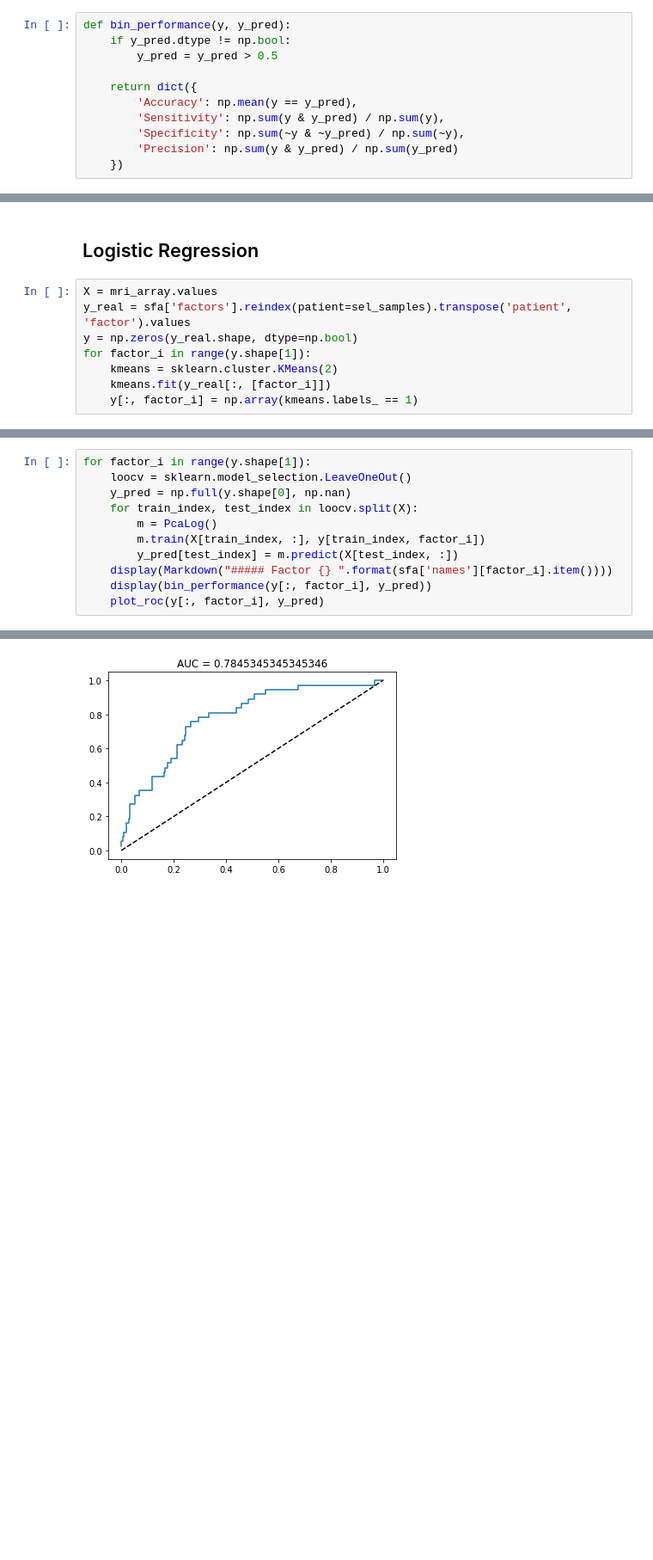
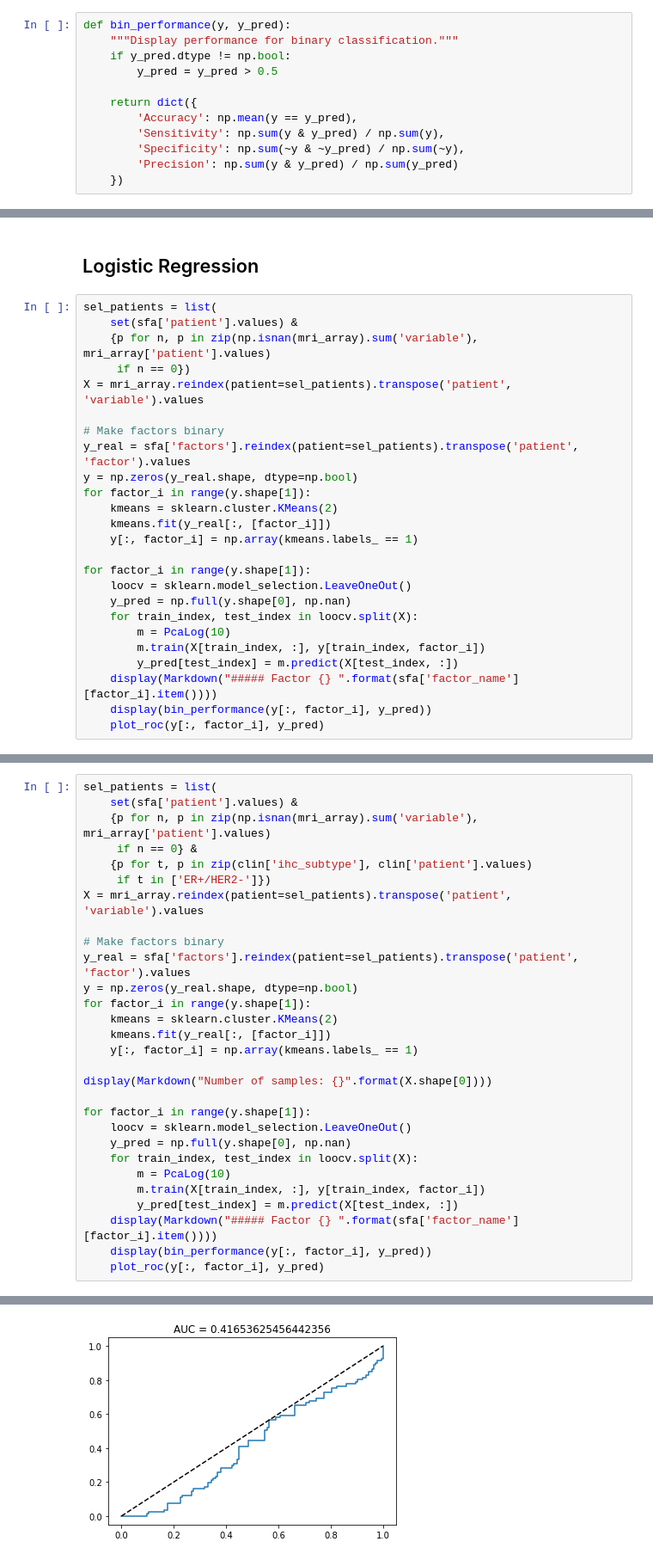
Before and after one commit to NKI-CCB/imagene-analysis, a Jupyter notebook: notebooks/tycho-predict-factors-from-mri.ipynb, the cells around one changed output, grey strips where cells are left out. Shown at 86% size. Saved outputs shown, nothing was run; the diff lists cells and outputs as text; blank space fills up the shorter version.

```diff
--- a/notebooks/tycho-predict-factors-from-mri.ipynb
+++ b/notebooks/tycho-predict-factors-from-mri.ipynb
@@ -107,6 +116,7 @@ def plot_roc(y, y_pred):
         ax.set_title("AUC = {}".format(auc))
 # %%
 def bin_performance(y, y_pred):
+    """Display performance for binary classification."""
     if y_pred.dtype != np.bool:
         y_pred = y_pred > 0.5
 
@@ -238,10 +269,27 @@ for factor_i in range(y.shape[1]):
 # %% [markdown]
 ## Logistic Regression ##
 # %%
-X = mri_array.values
-y_real = sfa['factors'].reindex(patient=sel_samples).transpose('patient', 'factor').values
+sel_patients = list(
+    set(sfa['patient'].values) &
+    {p for n, p in zip(np.isnan(mri_array).sum('variable'), mri_array['patient'].values)
+     if n == 0})
+X = mri_array.reindex(patient=sel_patients).transpose('patient', 'variable').values
+
+# Make factors binary
+y_real = sfa['factors'].reindex(patient=sel_patients).transpose('patient', 'factor').values
 y = np.zeros(y_real.shape, dtype=np.bool)
 for factor_i in range(y.shape[1]):
     kmeans = sklearn.cluster.KMeans(2)
     kmeans.fit(y_real[:, [factor_i]])
     y[:, factor_i] = np.array(kmeans.labels_ == 1)
+
+for factor_i in range(y.shape[1]):
+    loocv = sklearn.model_selection.LeaveOneOut()
+    y_pred = np.full(y.shape[0], np.nan)
+    for train_index, test_index in loocv.split(X):
+        m = PcaLog(10)
+        m.train(X[train_index, :], y[train_index, factor_i])
+        y_pred[test_index] = m.predict(X[test_index, :])
+    display(Markdown("##### Factor {} ".format(sfa['factor_name'][factor_i].item())))
+    display(bin_performance(y[:, factor_i], y_pred))
+    plot_roc(y[:, factor_i], y_pred)
@@ -248,12 +366,30 @@ for factor_i in range(y.shape[1]):
 # %%
+sel_patients = list(
+    set(sfa['patient'].values) &
+    {p for n, p in zip(np.isnan(mri_array).sum('variable'), mri_array['patient'].values)
+     if n == 0} &
+    {p for t, p in zip(clin['ihc_subtype'], clin['patient'].values)
+     if t in ['ER+/HER2-']})
+X = mri_array.reindex(patient=sel_patients).transpose('patient', 'variable').values
+
+# Make factors binary
+y_real = sfa['factors'].reindex(patient=sel_patients).transpose('patient', 'factor').values
+y = np.zeros(y_real.shape, dtype=np.bool)
+for factor_i in range(y.shape[1]):
+    kmeans = sklearn.cluster.KMeans(2)
+    kmeans.fit(y_real[:, [factor_i]])
+    y[:, factor_i] = np.array(kmeans.labels_ == 1)
+
+display(Markdown("Number of samples: {}".format(X.shape[0])))
+
 for factor_i in range(y.shape[1]):
     loocv = sklearn.model_selection.LeaveOneOut()
     y_pred = np.full(y.shape[0], np.nan)
     for train_index, test_index in loocv.split(X):
-        m = PcaLog()
+        m = PcaLog(10)
         m.train(X[train_index, :], y[train_index, factor_i])
         y_pred[test_index] = m.predict(X[test_index, :])
-    display(Markdown("##### Factor {} ".format(sfa['names'][factor_i].item())))
+    display(Markdown("##### Factor {} ".format(sfa['factor_name'][factor_i].item())))
     display(bin_performance(y[:, factor_i], y_pred))
     plot_roc(y[:, factor_i], y_pred)
 # %% [output]
@@ -265 +402 @@ for factor_i in range(y.shape[1]):
-[figure, old version]
+[figure, new version]
```
Also changed, not shown: parts of 42 cells of this notebook.
